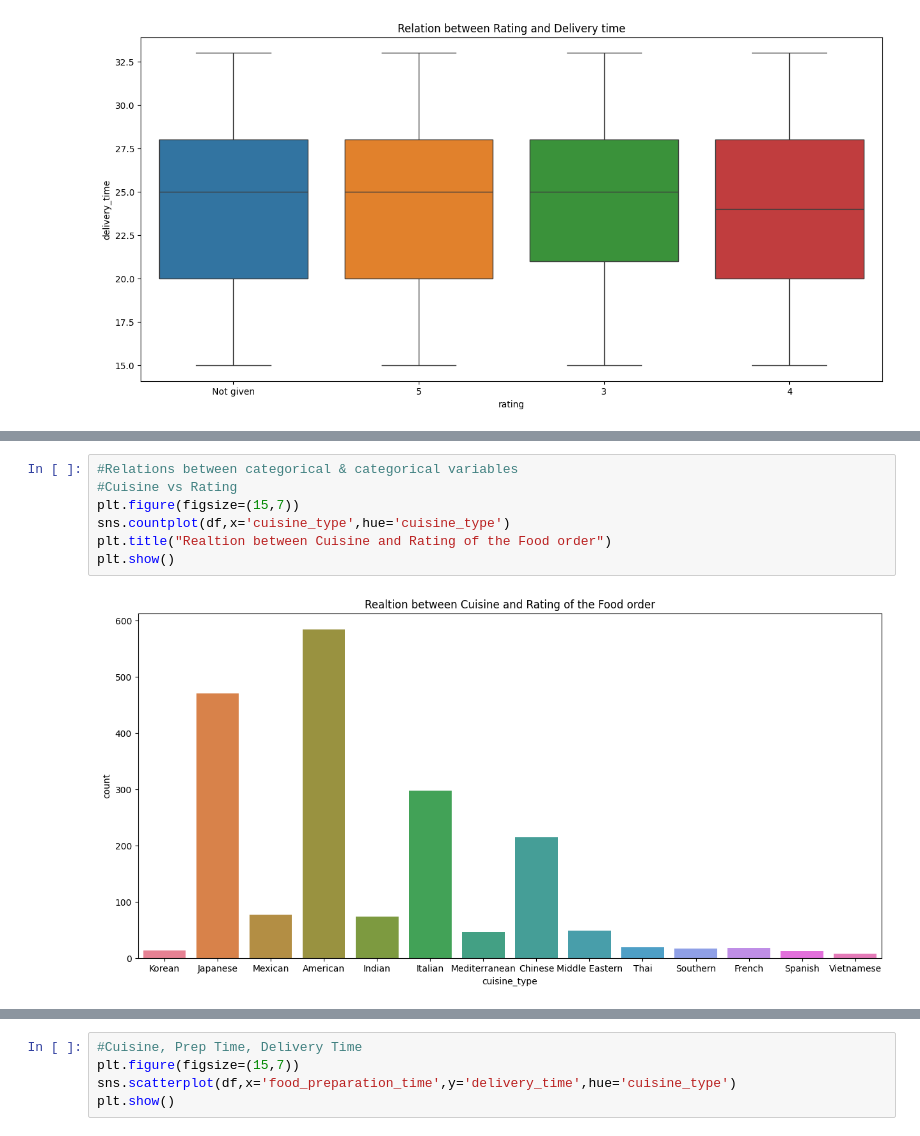
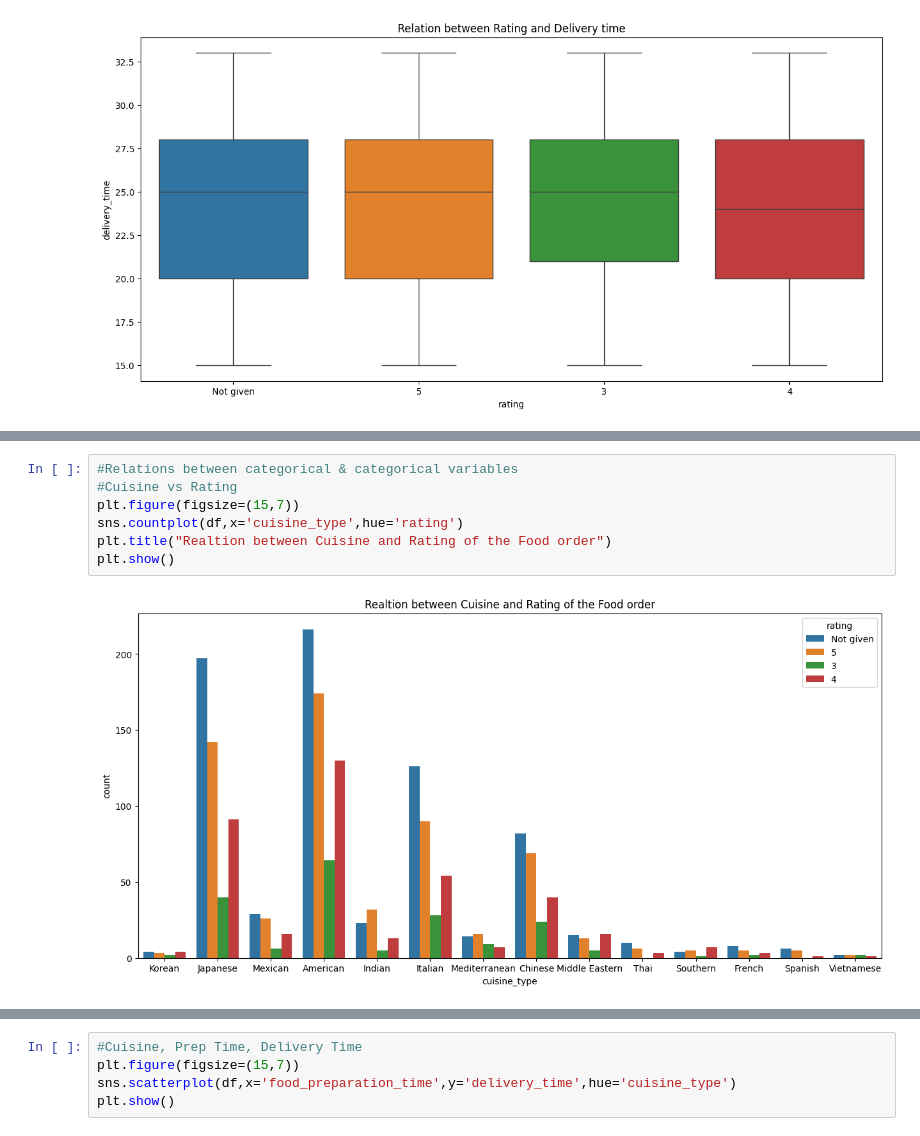
Before and after one commit to Vijayalakshmitce/8-2-demo, a Jupyter notebook: PYF_Project_Learner_Notebook_Full_Code.ipynb, the cells around one changed output, grey strips where cells are left out. Drawn from its saved outputs; the diff is of its cells as text.

```diff
--- a/PYF_Project_Learner_Notebook_Full_Code.ipynb
+++ b/PYF_Project_Learner_Notebook_Full_Code.ipynb
@@ -576,9 +638,9 @@ plt.show()
 # %%
 #Relations between categorical & categorical variables
 #Cuisine vs Rating
 plt.figure(figsize=(15,7))
-sns.countplot(df,x='cuisine_type',hue='cuisine_type')
+sns.countplot(df,x='cuisine_type',hue='rating')
 plt.title("Realtion between Cuisine and Rating of the Food order")
 plt.show()
 # %% [output]
-[figure, old version]
+[figure, new version]
```
Also changed, not shown: parts of 12 cells of this notebook.
